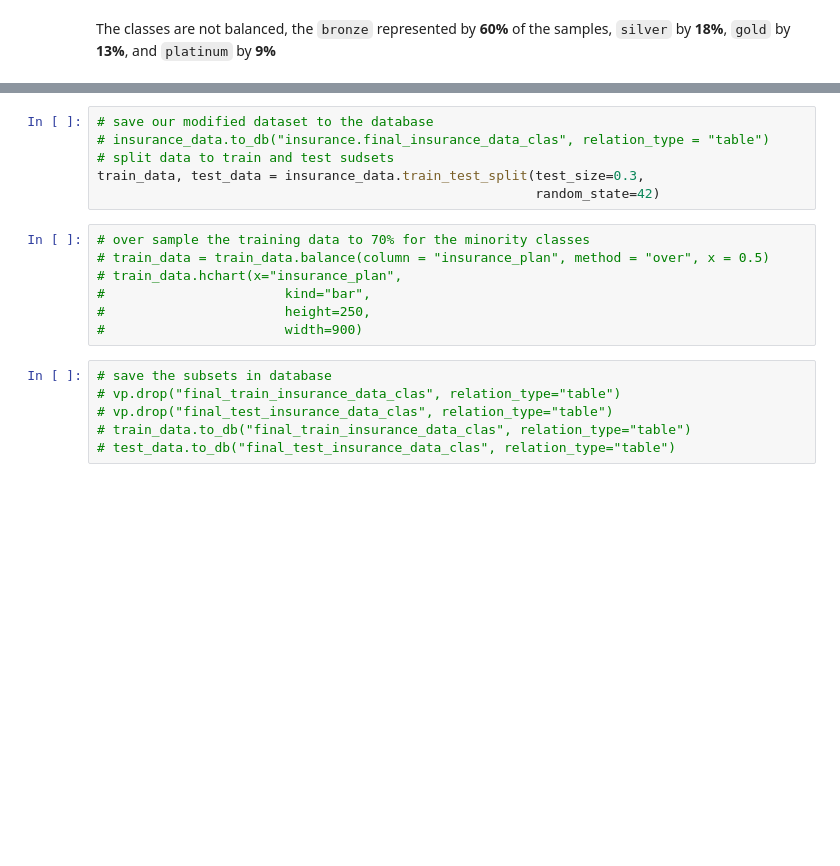
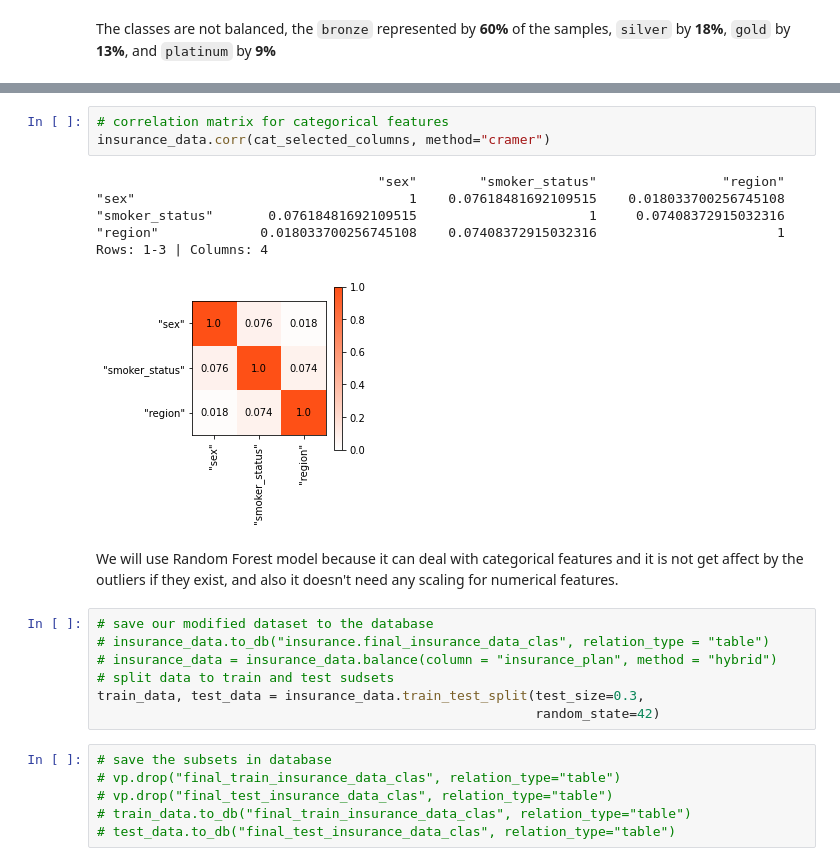
Before and after one commit to zaboura/VerticaPy, a Jupyter notebook: Health Insurance Analysis.ipynb, the cells around one changed output, grey strips where cells are left out. Saved outputs shown, nothing was run; the diff lists cells and outputs as text; blank space fills up the shorter version.

```diff
--- a/Health Insurance Analysis.ipynb
+++ b/Health Insurance Analysis.ipynb
@@ -684,16 +689,22 @@ The classes are not balanced, the `bronze` represented by __60%__ of the samples
+# %%
+# correlation matrix for categorical features
+insurance_data.corr(cat_selected_columns, method="cramer")
+# %% [output]
+                                    "sex"        "smoker_status"                "region"
+"sex"                                   1    0.07618481692109515    0.018033700256745108
+"smoker_status"       0.07618481692109515                      1     0.07408372915032316
+"region"             0.018033700256745108    0.07408372915032316                       1
+Rows: 1-3 | Columns: 4
+[figure, added]
+# %% [markdown]
+We will use Random Forest model because it can deal with categorical features and it is not get affect by the outliers if they exist, and also it doesn't need any scaling for numerical features.
 # %%
 # save our modified dataset to the database
 # insurance_data.to_db("insurance.final_insurance_data_clas", relation_type = "table")
+# insurance_data = insurance_data.balance(column = "insurance_plan", method = "hybrid")
 # split data to train and test sudsets
 train_data, test_data = insurance_data.train_test_split(test_size=0.3,
                                                         random_state=42)
-# %%
-# over sample the training data to 70% for the minority classes
-# train_data = train_data.balance(column = "insurance_plan", method = "over", x = 0.5)
-# train_data.hchart(x="insurance_plan",
-#                       kind="bar",
-#                       height=250,
-#                       width=900)
 # %%
 # save the subsets in database
 # vp.drop("final_train_insurance_data_clas", relation_type="table")
```
Also changed, not shown: parts of 27 cells of this notebook.
